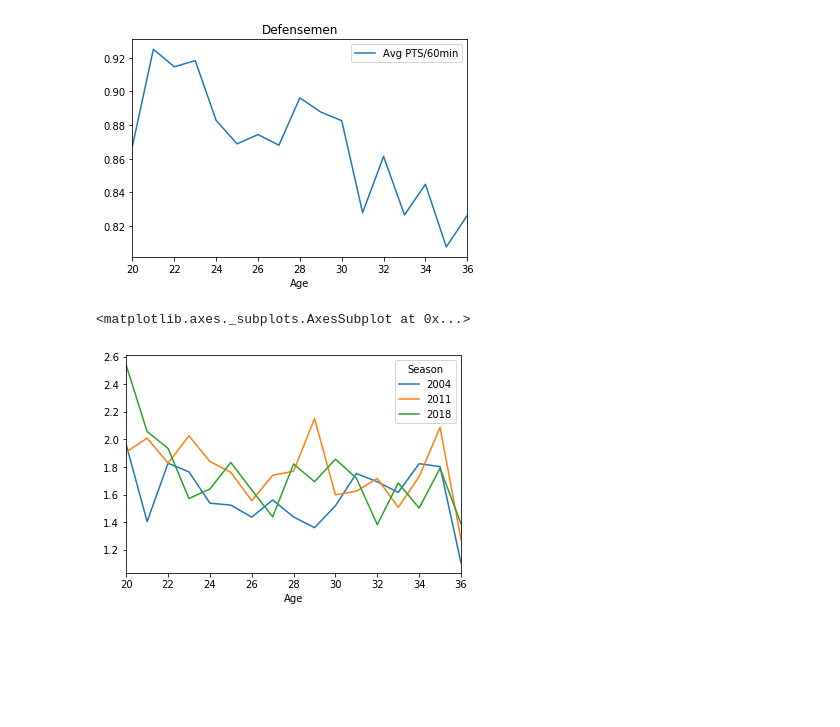
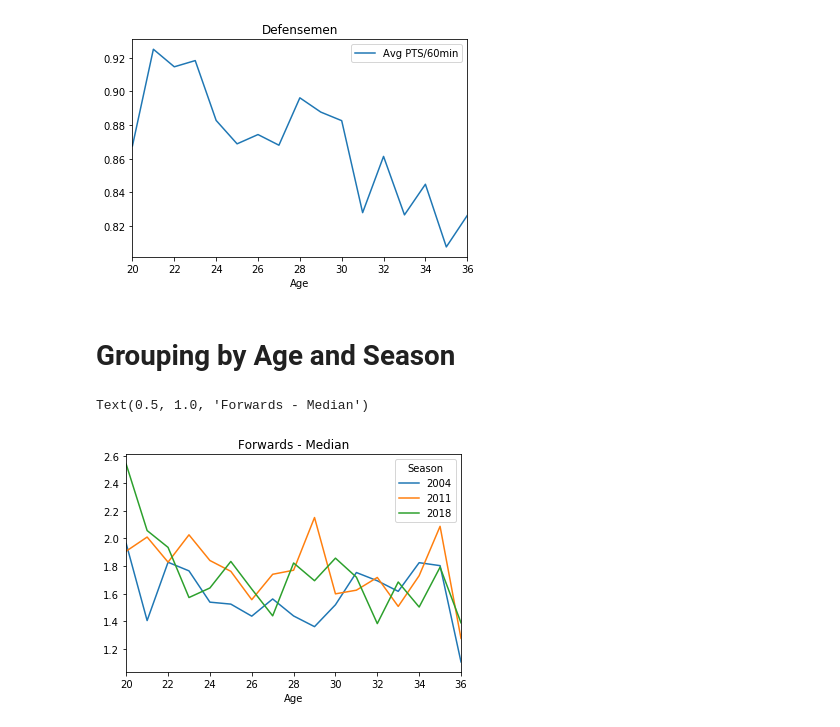
Before and after one commit to Silveris/HockeyStuff, a Jupyter notebook: data_analysis.ipynb, the cells around one changed output. Cells and saved outputs as stored; diff of their text form; code cells hidden in the pictures; blank space fills up the shorter version.

```diff
--- a/data_analysis.ipynb
+++ b/data_analysis.ipynb
@@ -113,6 +131,9 @@ young_df = forwards_data[(forwards_data["Age"] <= 22) & (forwards_data["Age"] >=
 #
 ssn18_df = forwards_data[forwards_data["Season"] == 2018]
 ssn04_df = forwards_data[forwards_data["Season"] == 24]
+
+# Isolate 2004, 2011, 2018
+season_split_df = forwards_data[(forwards_data["Season"] == 2004) | (forwards_data["Season"] == 2011) | (forwards_data["Season"] == 2018)]
 # %%
 youth_by_season_df = groupby_avg(young_df, "Season")
 youth_by_season_df.plot(kind="line", y = "Avg PTS/60min")
@@ -134,9 +155,12 @@ plt.title("Defensemen")
 # %% [output]
 Text(0.5, 1.0, 'Defensemen')
 [figure]
+# %% [markdown]
+# Grouping by Age and Season
 # %%
 new_df = multi_groupby_med(season_split_df, "Age", "Season")
 new_df.unstack("Season").plot(kind="line", y = "Med PTS/60min")
+plt.title("Forwards - Median")
 # %% [output]
-<matplotlib.axes._subplots.AxesSubplot at 0x...>
+Text(0.5, 1.0, 'Forwards - Median')
-[figure, old version]
+[figure, new version]
```
Also changed, not shown: parts of 6 cells of this notebook.
